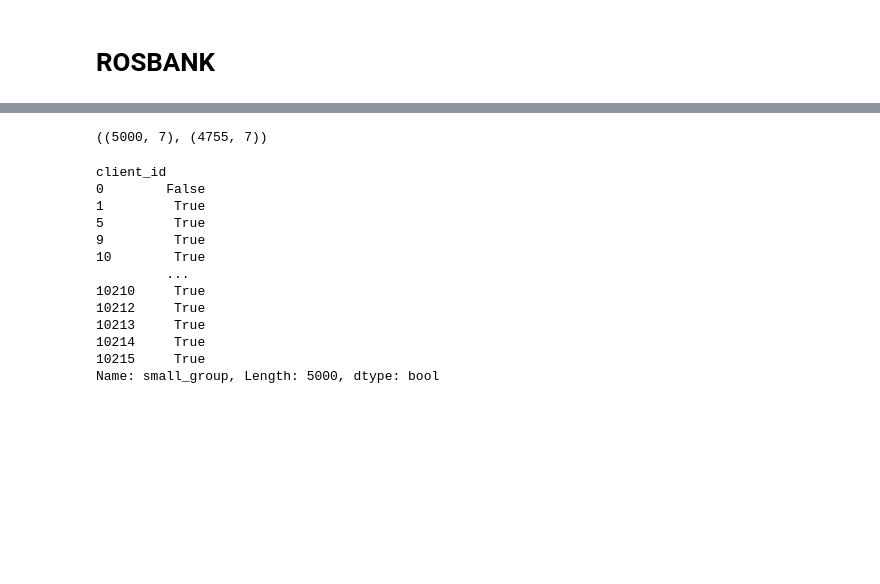
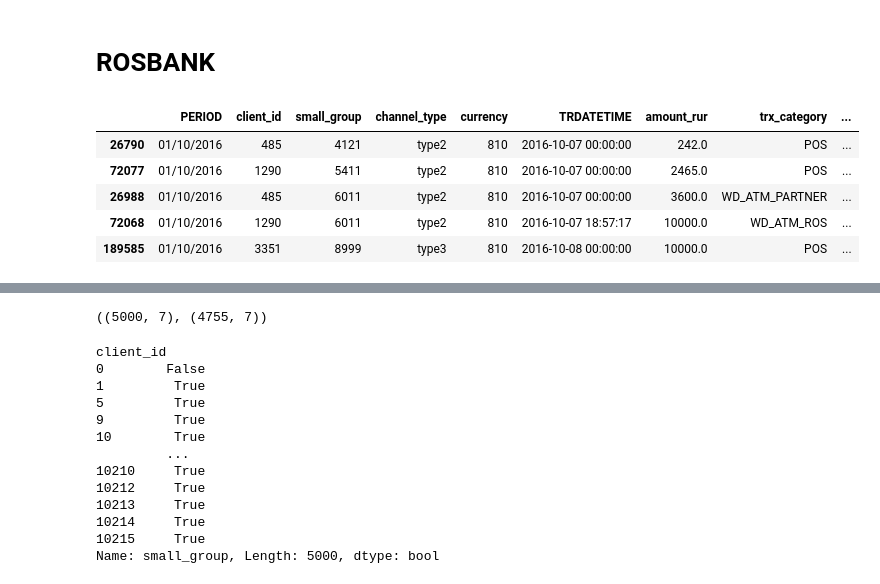
Before and after one commit to nokiroki/NLP-Transactions, a Jupyter notebook: notebooks/data_analysis.ipynb, the cells around one changed output, grey strips where cells are left out. Drawn from its saved outputs; the diff is of its cells as text; code cells hidden in the pictures; blank space fills up the shorter version.

```diff
--- a/notebooks/data_analysis.ipynb
+++ b/notebooks/data_analysis.ipynb
@@ -19,3 +19,12 @@ transactions['day'] = transactions.TRDATETIME.dt.day
 transactions['day_of_week'] = transactions.TRDATETIME.dt.day_of_week
 transactions['month'] = transactions.TRDATETIME.dt.month
 transactions = transactions.rename(columns={'cl_id':'client_id', 'MCC':'small_group', 'amount':'amount_rur'})
+# %%
+transactions.head()
+# %% [output]
+|  | PERIOD | client_id | small_group | channel_type | currency | TRDATETIME | amount_rur | trx_category | ... |
+| 26790 | 01/10/2016 | 485 | 4121 | type2 | 810 | 2016-10-07 00:00:00 | 242.0 | POS | ... |
+| 72077 | 01/10/2016 | 1290 | 5411 | type2 | 810 | 2016-10-07 00:00:00 | 2465.0 | POS | ... |
+| 26988 | 01/10/2016 | 485 | 6011 | type2 | 810 | 2016-10-07 00:00:00 | 3600.0 | WD_ATM_PARTNER | ... |
+| 72068 | 01/10/2016 | 1290 | 6011 | type2 | 810 | 2016-10-07 18:57:17 | 10000.0 | WD_ATM_ROS | ... |
+| 189585 | 01/10/2016 | 3351 | 8999 | type3 | 810 | 2016-10-08 00:00:00 | 10000.0 | POS | ... |
```
Also changed, not shown: parts of 1 cell of this notebook, 16 other files.
